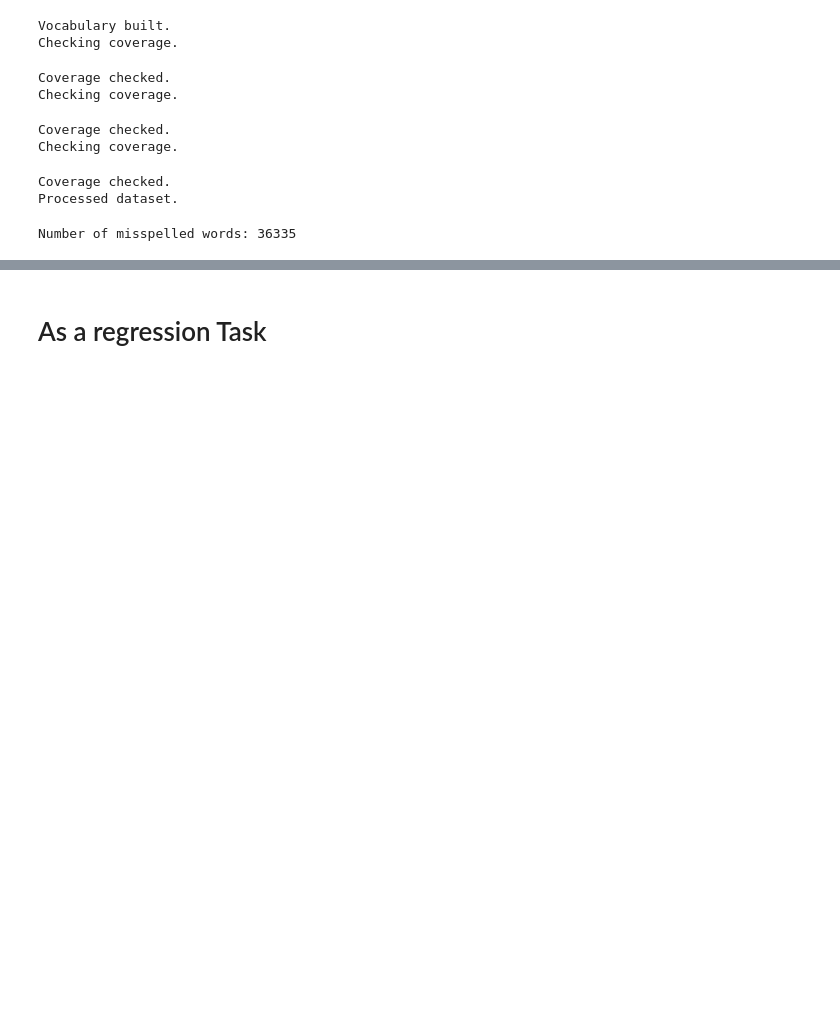
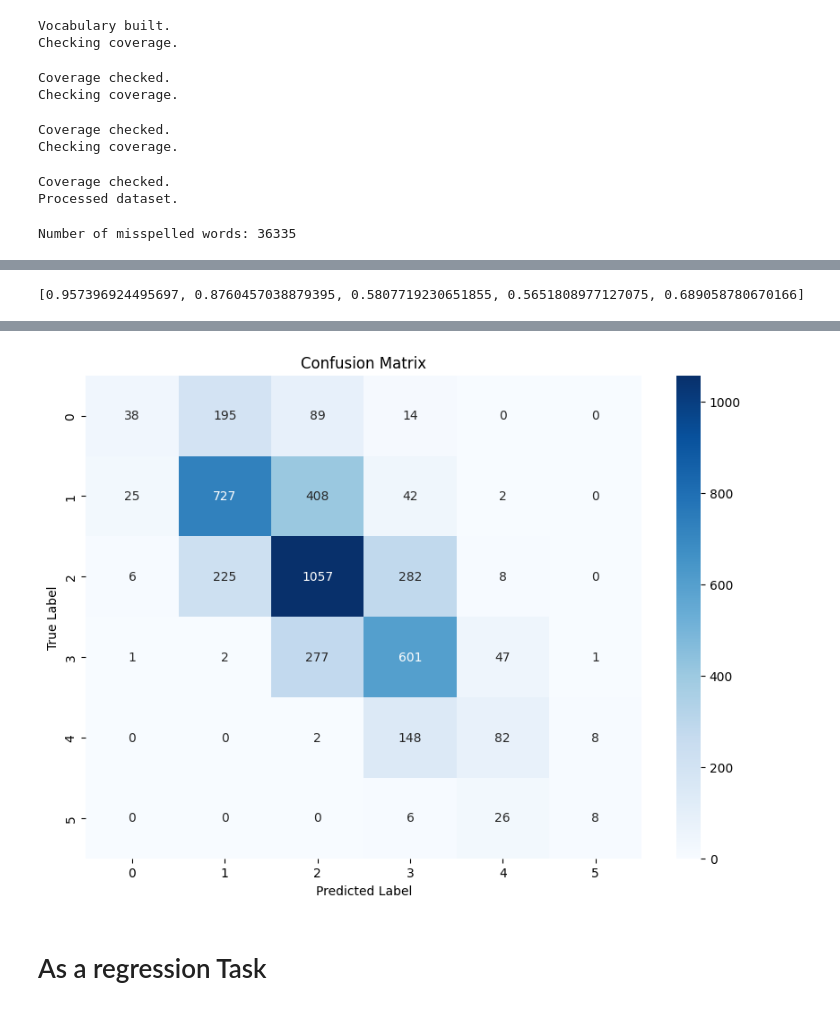
Before and after one commit to JD-DS/Learning-Agency-Lab---Automated-Essay-Scoring-2.0, a Jupyter notebook: training.ipynb, the cells around one changed output, grey strips where cells are left out. Cells and saved outputs as stored; diff of their text form; code cells hidden in the pictures; blank space fills up the shorter version.

```diff
--- a/training.ipynb
+++ b/training.ipynb
@@ -67,0 +179,3 @@ train.head()
+# %%
+# Adding text features
+train = add_text_features(train, 'full_text', status= 'Pre')
@@ -129,5 +270,5 @@ train.head()
 # %%
-text_col = 'clean_text'   # 'segmented_text'
+text_col = 'segmented_text'
 
 
 glove_path = '/home/laptop/github/kaggle/scoring/data/glove-840B-300d.txt'
@@ -168,0 +328,3 @@ print(f"Uncorrected words: {len(uncorrected_words)}")
+# %%
+train = add_text_features(train, 'corrected_text', status='Post')
+train.head()
@@ -175,6 +373,8 @@ validation_essays, _ = preprocess_data(validation_essays) #, tfidf_vectorizer=tf
 # %%
-drop_cols = ['full_text','lowered', 'clean_text',
-       'corrected_text']
+drop_cols = ['full_text', 'lowered', 'clean_text',
+       'misspelling_count', 'Pre_tokens', 'Pre_sentences'
+       , 'Pre_pos_tags','corrected_text', 'segmented_text',
+       'Post_tokens', 'Post_sentences', 'Post_pos_tags']
 
 train_df = train_essays.copy()
 val_df = validation_essays.copy()
@@ -403,3 +609,13 @@ else:
+# %%
+# Evaluate the model on the validation dataset
+
+results = best_standard_model.evaluate(val_class, verbose=0)
+
+# Print all results
+
+print(results)
+# %% [output]
+[0.957396924495697, 0.8760457038879395, 0.5807719230651855, 0.5651808977127075, 0.689058780670166]
 # %%
 import numpy as np
 import matplotlib.pyplot as plt
@@ -409,11 +625,14 @@ from sklearn.metrics import confusion_matrix
 # Assuming val_reg is your validation dataset
 # Extract true labels and convert from one-hot encoding to integer labels if necessary
 y_true = np.concatenate([y for x, y in val_class], axis=0)
+
 if y_true.ndim > 1 and y_true.shape[1] > 1:  # Check if y_true is one-hot encoded
     y_true = np.argmax(y_true, axis=1)
 
 # Predict the classes with the best model on the validation data
-y_pred = best_standard_model.predict(val_class)
+
+y_pred = best_standard_model.predict(val_feats_scaled)
+
 y_pred_classes = np.argmax(y_pred, axis=1)  # Convert from probabilities to class labels
 
 # Compute the confusion matrix
@@ -426,3 +645,4 @@ plt.title("Confusion Matrix")
 plt.ylabel('True Label')
 plt.xlabel('Predicted Label')
 plt.show()
+# %% [output]
@@ -428,0 +651 @@ plt.show()
+[figure, added]
```
Also changed, not shown: parts of 35 cells of this notebook, 1 other file.
